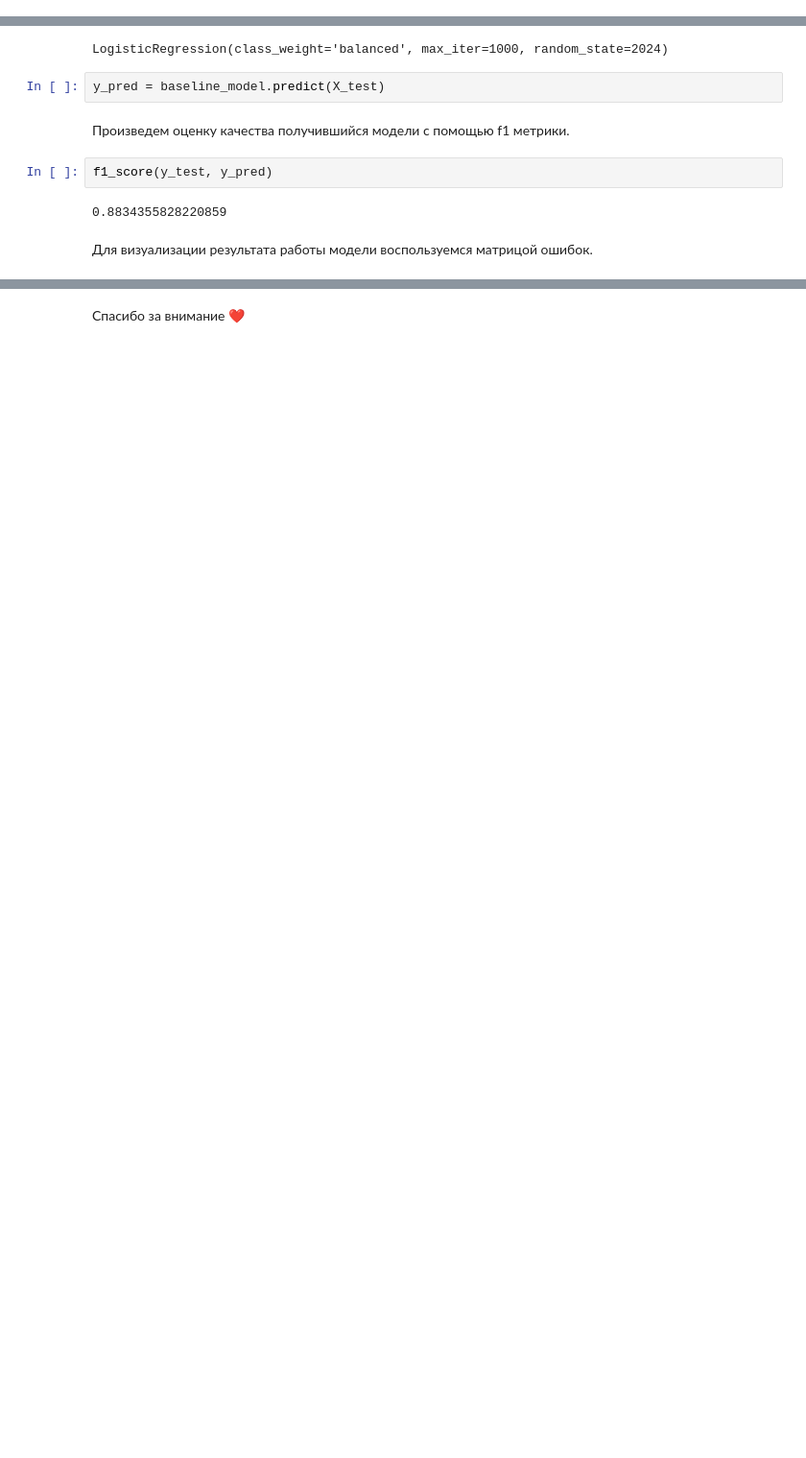
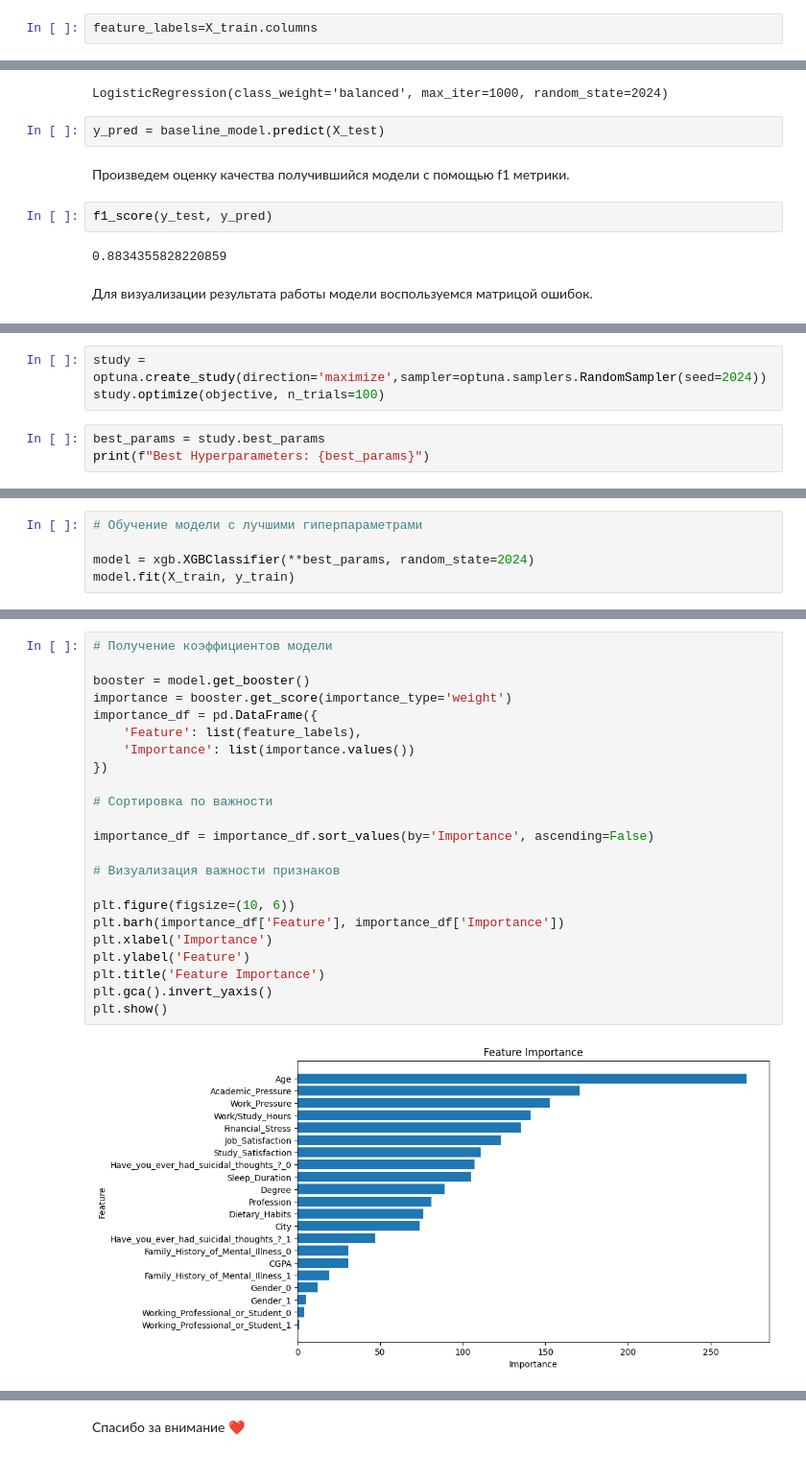
Before and after one commit to DRMPN/ml-for-scientific-data-analysis, a Jupyter notebook: ml-for-scientific-data-analysis.ipynb, the cells around one changed output, grey strips where cells are left out. Shown: that part at 96% size. Cells and saved outputs as stored; diff of their text form; blank space fills up the shorter version.

```diff
--- a/ml-for-scientific-data-analysis.ipynb
+++ b/ml-for-scientific-data-analysis.ipynb
@@ -435,6 +436,8 @@ Financial_Stress                           0
 Family_History_of_Mental_Illness_0         0
 Family_History_of_Mental_Illness_1         0
 dtype: int64
+# %%
+feature_labels=X_train.columns
 # %% [markdown]
 ## Константный предиктор
 # %% [markdown]
@@ -490,0 +527,6 @@ fig.show(renderer='iframe')
+# %%
+study = optuna.create_study(direction='maximize',sampler=optuna.samplers.RandomSampler(seed=2024))
+study.optimize(objective, n_trials=100)
+# %%
+best_params = study.best_params
+print(f"Best Hyperparameters: {best_params}")
@@ -490,0 +540,5 @@ fig.show(renderer='iframe')
+# %%
+# Обучение модели с лучшими гиперпараметрами
+
+model = xgb.XGBClassifier(**best_params, random_state=2024)
+model.fit(X_train, y_train)
@@ -490,0 +576,25 @@ fig.show(renderer='iframe')
+# %%
+# Получение коэффициентов модели
+
+booster = model.get_booster()
+importance = booster.get_score(importance_type='weight')
+importance_df = pd.DataFrame({
+    'Feature': list(feature_labels),
+    'Importance': list(importance.values())
+})
+
+# Сортировка по важности
+
+importance_df = importance_df.sort_values(by='Importance', ascending=False)
+
+# Визуализация важности признаков
+
+plt.figure(figsize=(10, 6))
+plt.barh(importance_df['Feature'], importance_df['Importance'])
+plt.xlabel('Importance')
+plt.ylabel('Feature')
+plt.title('Feature Importance')
+plt.gca().invert_yaxis()
+plt.show()
+# %% [output]
+[figure, added]
```
Also changed, not shown: parts of 15 cells of this notebook.
